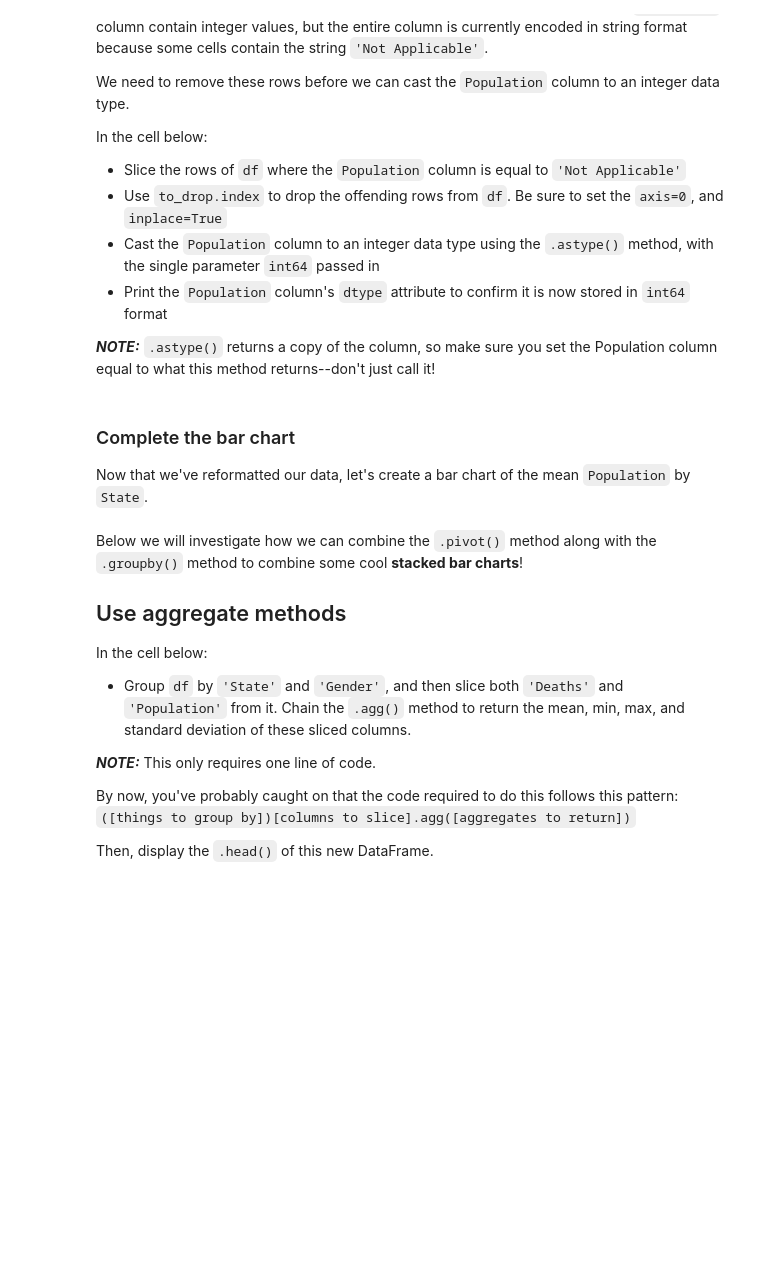
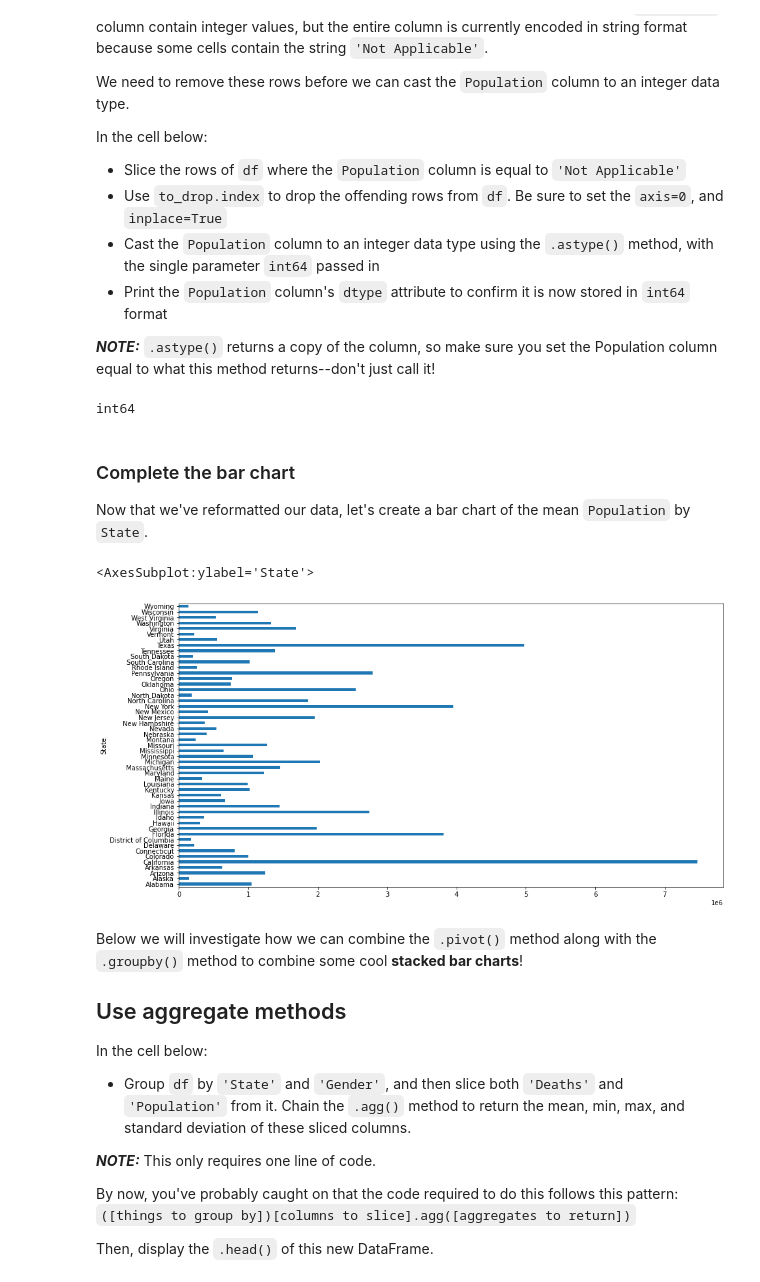
Before and after one commit to learn-co-curriculum/dsc-pivot-tables-pandas-lab, a Jupyter notebook: index.ipynb, the cells around one changed output. Saved outputs shown, nothing was run; the diff lists cells and outputs as text; code cells hidden in the pictures; blank space fills up the shorter version.

```diff
--- a/index.ipynb
+++ b/index.ipynb
@@ -78,10 +172,24 @@ In the cell below:
 
 
 **_NOTE:_** `.astype()` returns a copy of the column, so make sure you set the Population column equal to what this method returns--don't just call it!
+# %%
+# Your code here
+to_drop = df[df['Population'] == 'Not Applicable']
+df.drop(to_drop.index, axis=0, inplace=True)
+df['Population'] = df['Population'].astype('int64')
+print(df['Population'].dtype)
+# %% [output]
+int64
 # %% [markdown]
 ### Complete the bar chart
 
 Now that we've reformatted our data, let's create a bar chart of the mean `Population` by `State`.
+# %%
+# Your code here
+df.groupby('State')['Population'].mean().plot(kind='barh', figsize=(15,8))
+# %% [output]
+<AxesSubplot:ylabel='State'>
+[figure, added]
 # %% [markdown]
 Below we will investigate how we can combine the `.pivot()` method along with the `.groupby()` method to combine some cool **stacked bar charts**!
 
```
Also changed, not shown: parts of 32 cells of this notebook, 7 other files.
